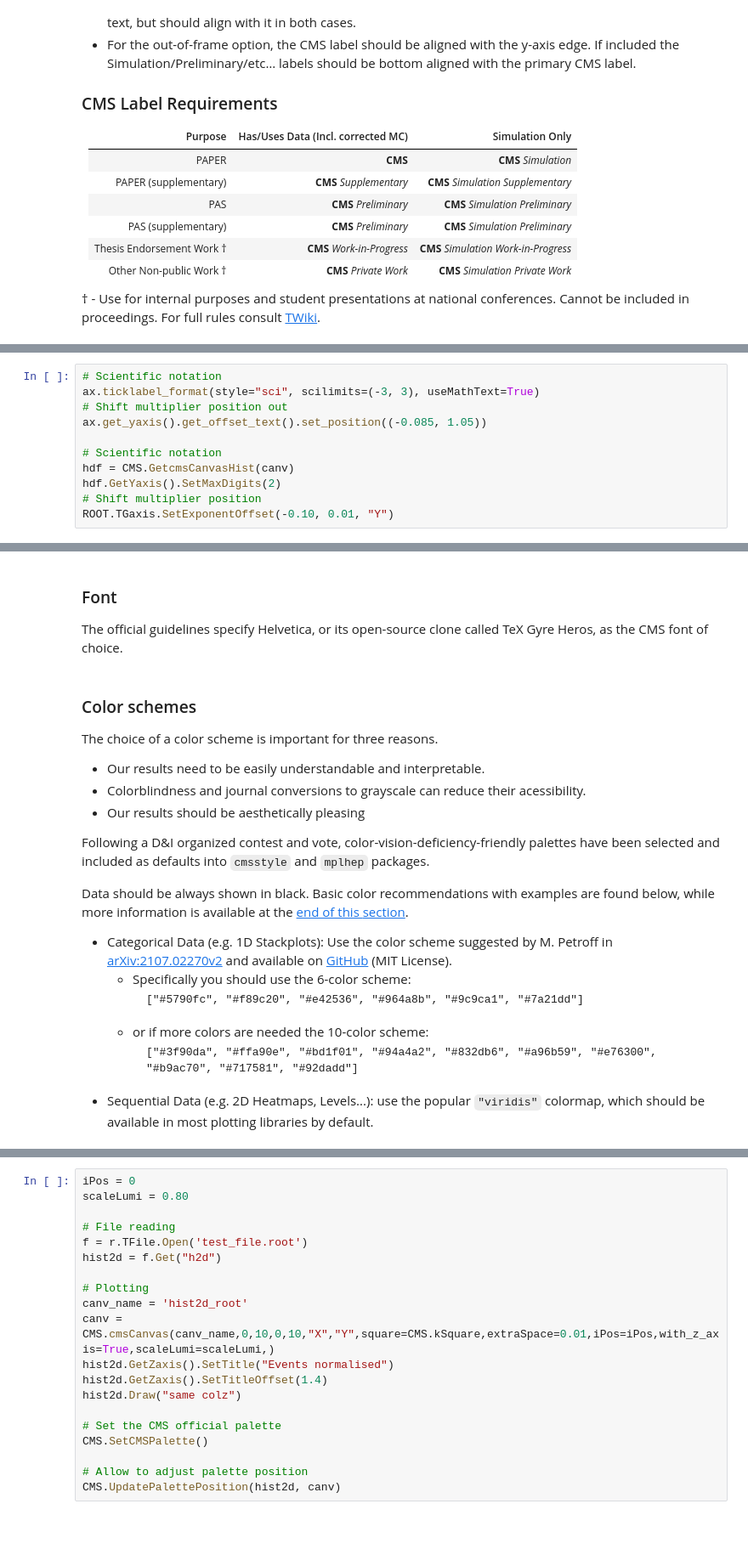
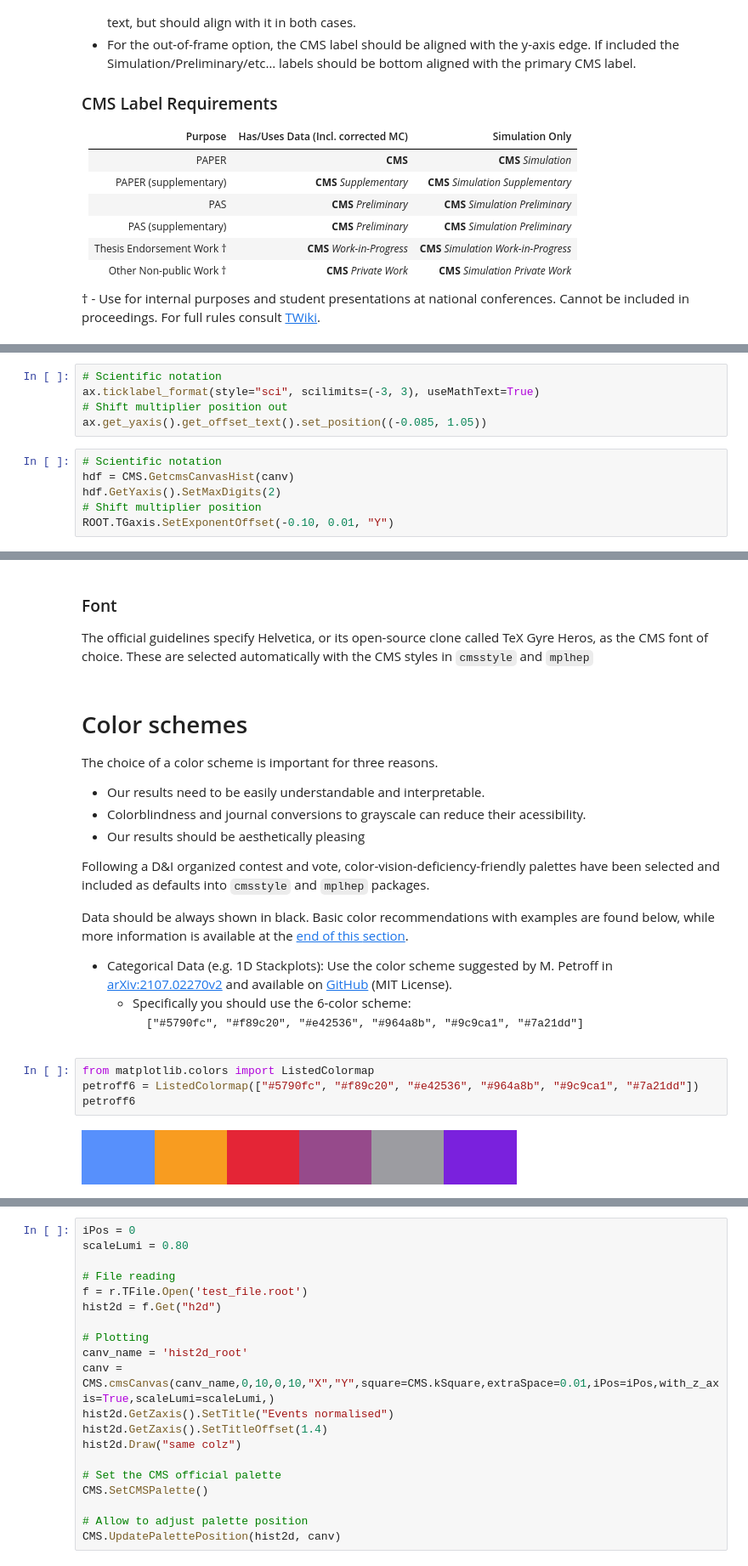
Before and after one commit to ttedeschi/tutorial_CAT, a Jupyter notebook: tutorial_CAT.ipynb, the cells around one changed output, grey strips where cells are left out. Shown at 85% size. Drawn from its saved outputs; the diff is of its cells as text; blank space fills up the shorter version.

````diff
--- a/tutorial_CAT.ipynb
+++ b/tutorial_CAT.ipynb
@@ -95,12 +125,12 @@ labelling to avoid conflict
 <img src="images/ex_sci2.png" width="300"/>
 
 However, if necessary the position of the multiplier can be shifted
+# %%
+# Scientific notation
+ax.ticklabel_format(style="sci", scilimits=(-3, 3), useMathText=True)
+# Shift multiplier position out
+ax.get_yaxis().get_offset_text().set_position((-0.085, 1.05))
 # %%
-# Scientific notation
-ax.ticklabel_format(style="sci", scilimits=(-3, 3), useMathText=True)
-# Shift multiplier position out
-ax.get_yaxis().get_offset_text().set_position((-0.085, 1.05))
-
 # Scientific notation
 hdf = CMS.GetcmsCanvasHist(canv)
 hdf.GetYaxis().SetMaxDigits(2)
@@ -116,9 +146,9 @@ colorbar. Further the colorbar should have the same height at the primary axis.
 <img src="images/ex_cbar.png" width="300"/>
 # %% [markdown]
 ### Font
-The official guidelines specify Helvetica, or its open-source clone called TeX Gyre Heros, as the CMS font of choice.
+The official guidelines specify Helvetica, or its open-source clone called TeX Gyre Heros, as the CMS font of choice. These are selected automatically with the CMS styles in `cmsstyle` and `mplhep`
 # %% [markdown]
-### Color schemes
+# Color schemes
 The choice of a color scheme is important for three reasons.
 
 - Our results need to be easily understandable and interpretable.
@@ -140,9 +170,9 @@ section](colors.md#more-information).
         ```
         ["#5790fc", "#f89c20", "#e42536", "#964a8b", "#9c9ca1", "#7a21dd"]
         ```
-    - or if more colors are needed the 10-color scheme:
-        ```
-        ["#3f90da", "#ffa90e", "#bd1f01", "#94a4a2", "#832db6", "#a96b59", "#e76300", "#b9ac70", "#717581", "#92dadd"]
-        ```
-- Sequential Data (e.g. 2D Heatmaps, Levels...): use the popular `"viridis"` colormap, which should be available in most plotting
-libraries by default.
+# %%
+from matplotlib.colors import ListedColormap
+petroff6 = ListedColormap(["#5790fc", "#f89c20", "#e42536", "#964a8b", "#9c9ca1", "#7a21dd"])
+petroff6
+# %% [output]
+[figure, added]
````
Also changed, not shown: parts of 35 cells of this notebook.
